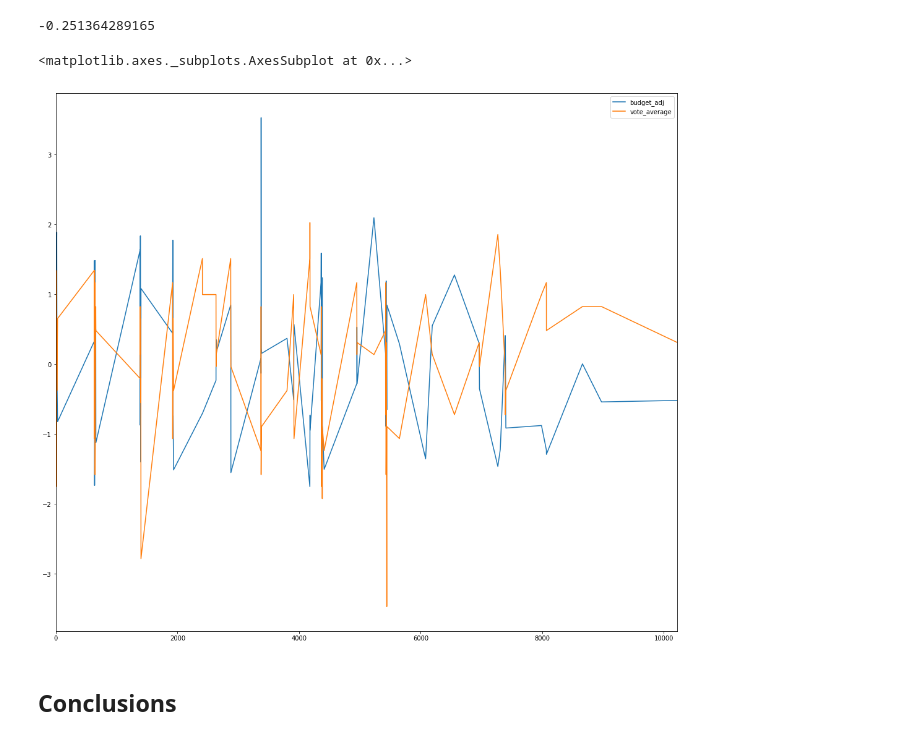
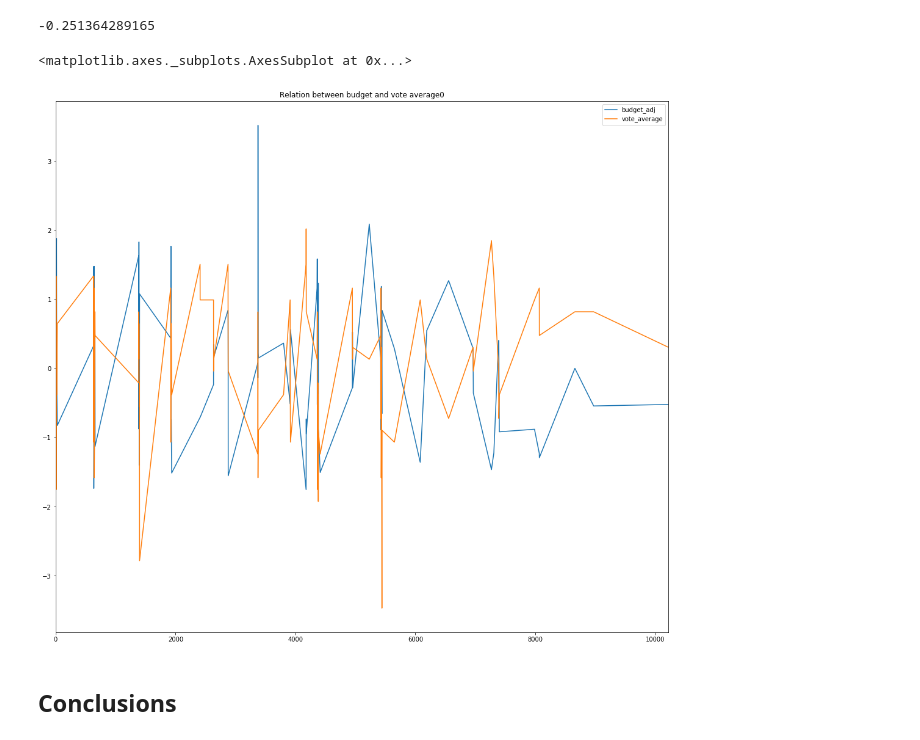
Before and after one commit to arunabhghosal/MachineLearningFoundationWeek3, a Jupyter notebook: investigate-a-dataset-template.ipynb, the cells around one changed output. Drawn from its saved outputs; the diff is of its cells as text; code cells hidden in the pictures.

```diff
--- a/investigate-a-dataset-template.ipynb
+++ b/investigate-a-dataset-template.ipynb
@@ -367,10 +367,10 @@ corelation(tmdb_standardize)
 # %% [output]
 -0.251364289165
 # %%
-tmdb_standardize[['budget_adj','vote_average']].plot(figsize=(18, 16))
+tmdb_standardize[['budget_adj','vote_average']].plot(figsize=(18, 16),title='Relation between budget and vote average0')
 # %% [output]
 <matplotlib.axes._subplots.AxesSubplot at 0x...>
-[figure, old version]
+[figure, new version]
 # %% [markdown]
 <a id='conclusions'></a>
 ## Conclusions
```
Also changed, not shown: parts of 1 cell of this notebook, 1 other file.
